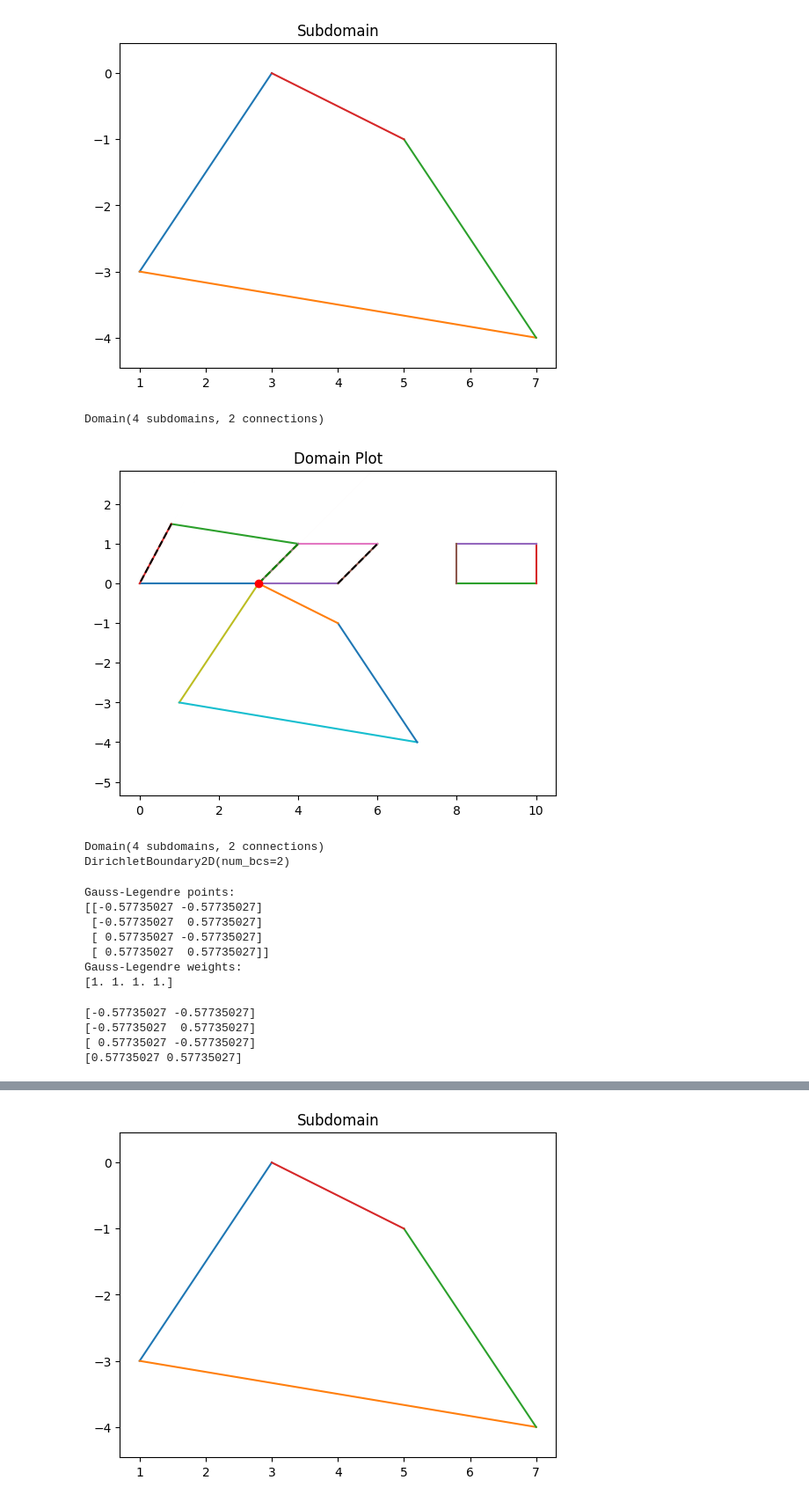
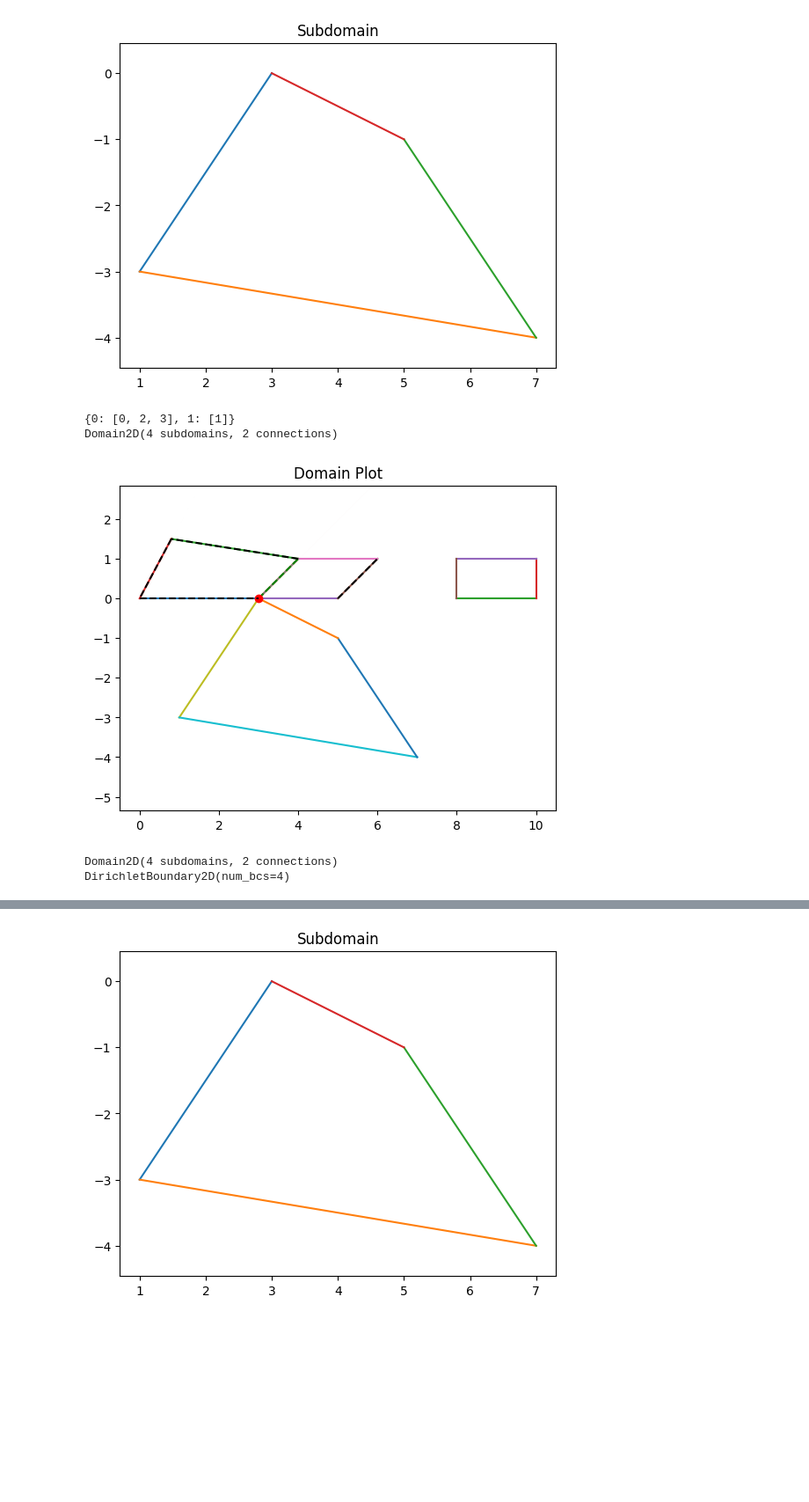
Before and after one commit to MazenAli/TT-FEMesh, a Jupyter notebook: notebooks/prototyping.ipynb, the cells around one changed output, grey strips where cells are left out. Shown at 88% size. Drawn from its saved outputs; the diff is of its cells as text; code cells hidden in the pictures; blank space fills up the shorter version.

Commit message:
feat (domain mesh): finish domain mesh 2d

```diff
--- a/notebooks/prototyping.ipynb
+++ b/notebooks/prototyping.ipynb
@@ -134,51 +134,25 @@ quad3 = QuadFactory.create(p1, p2, p3, p4)
 quad3.plot()
 # %% [output]
 [figure]
-# %%
-domain_idxs = [0, 1]
-curve_idxs = [1, 3]
-edge = CurveConnection(domain_idxs, curve_idxs)
-
-vertex_idxs = [(0, 1, "start"), (1, 3, "end"), (2, 3, "end")]
-vertex = VertexConnection2D(vertex_idxs)
-
-bc = DirichletBoundary2D([(0, 3), (1, 1)])
-
-domain = Domain2D([quad1, quad2, quad3, rectangle], [edge, vertex], bc)
-print(domain)
-domain.plot()
-print(domain)
-print(bc)
-# %% [output]
-Domain(4 subdomains, 2 connections)
-[figure, removed]
-Domain(4 subdomains, 2 connections)
-DirichletBoundary2D(num_bcs=2)
-# %%
-from ttfemesh.quadrature import GaussLegendre
-
-order = 2
-dimension = 2
-
-points, weights = GaussLegendre.compute_points_weights(order, dimension)
-qrule = GaussLegendre(order, dimension)
-print("Gauss-Legendre points:")
-print(points)
-print("Gauss-Legendre weights:")
-print(weights)
-# %% [output]
-Gauss-Legendre points:
-[[-0.57735027 -0.57735027]
- [-0.57735027  0.57735027]
- [ 0.57735027 -0.57735027]
- [ 0.57735027  0.57735027]]
-Gauss-Legendre weights:
-[1. 1. 1. 1.]
-# %%
-for p in points:
-    print(p)
-# %% [output]
-[-0.57735027 -0.57735027]
-[-0.57735027  0.57735027]
-[ 0.57735027 -0.57735027]
-[0.57735027 0.57735027]
+# %%
+domain_idxs = [0, 1]
+curve_idxs = [1, 3]
+edge = CurveConnection(domain_idxs, curve_idxs)
+
+vertex_idxs = [(0, 1, "start"), (1, 3, "end"), (2, 3, "end")]
+vertex = VertexConnection2D(vertex_idxs)
+
+bc = DirichletBoundary2D([(0, 0), (0, 2), (0, 3), (1, 1)])
+print(bc.group_by_subdomain())
+
+domain = Domain2D([quad1, quad2, quad3, rectangle], [edge, vertex], bc)
+print(domain)
+domain.plot()
+print(domain)
+print(bc)
+# %% [output]
+{0: [0, 2, 3], 1: [1]}
+Domain2D(4 subdomains, 2 connections)
+[figure, added]
+Domain2D(4 subdomains, 2 connections)
+DirichletBoundary2D(num_bcs=4)
```
Also changed, not shown: parts of 13 cells of this notebook, 10 other files.
